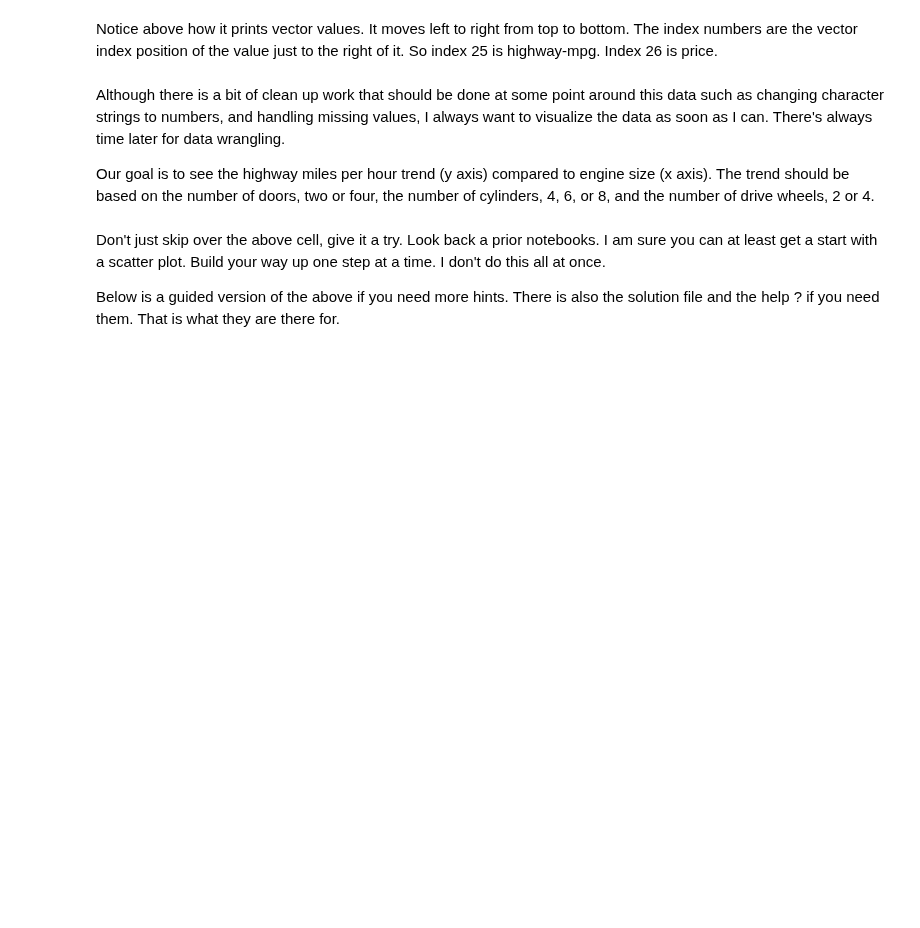
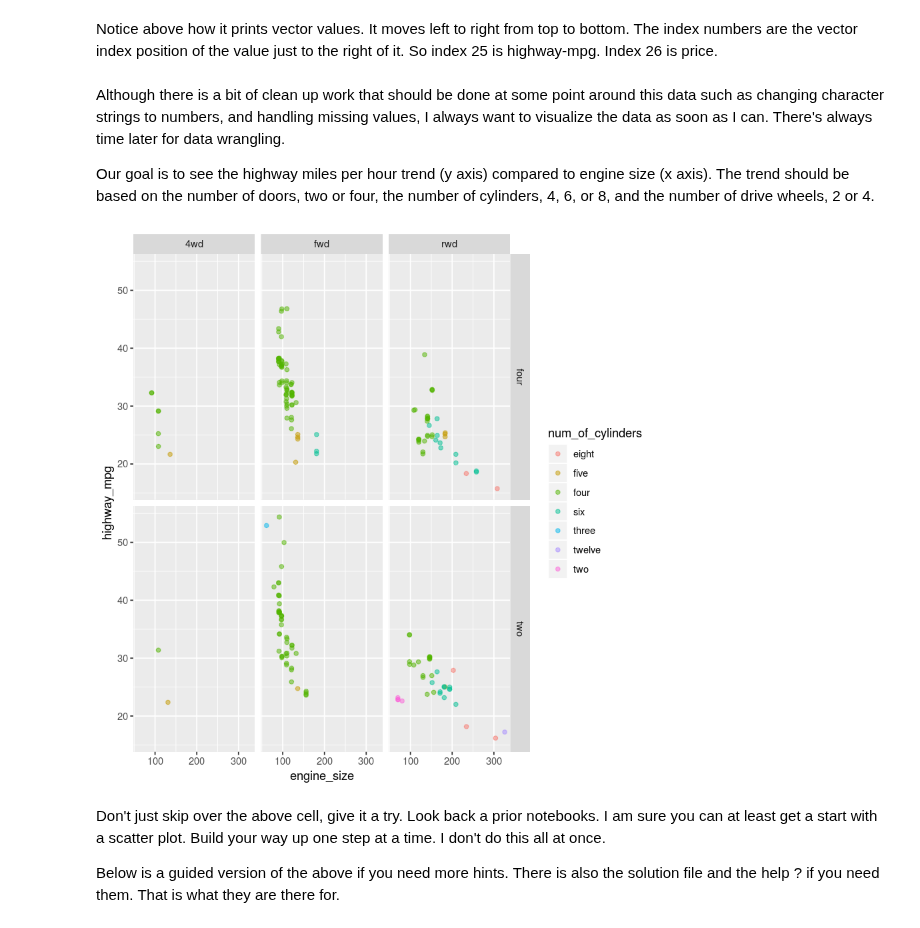
Before and after one commit to shammer83/VisualizationsR, a Jupyter notebook: L03-E3-ImportingFromInternet.ipynb, the cells around one changed output. Saved outputs shown, nothing was run; the diff lists cells and outputs as text; code cells hidden in the pictures; blank space fills up the shorter version.

```diff
--- a/L03-E3-ImportingFromInternet.ipynb
+++ b/L03-E3-ImportingFromInternet.ipynb
@@ -47,7 +56,7 @@ Did you notice where the column names were stored?
 # Let's start by assuming you have the
 # URL for the file you want to import
 # Store this text string in a variable named auto_url
-___ <- "https://archive.ics.uci.edu/ml/machine-learning-databases/autos/imports-85.data"
+auto_url <- "https://archive.ics.uci.edu/ml/machine-learning-databases/autos/imports-85.data"
 # %% [markdown]
 The column names are not in the first row of the data file, but rather in a second description file. I didn't want to force you to type all those columns names. I'm sure you have enough busy work like this already. I manually copied the data into Excel and with some manual work and Excel formulas I got the list of column names in an Excel sheet.
 
@@ -56,11 +67,11 @@ Also, I changed the hyphen dashes in the columns names to underscores. This isn'
 # Import the column names
 # from Excel file: auto_column_names.xlsx
 # into df_auto_cols data frame
-___ <- read_excel("___", col_names = ___)
+df_auto_cols <- read_excel("auto_column_names.xlsx", col_names = FALSE)
 
 # Glimpse the results
 # there should be 26 rows
 # and one column
-___
+df_auto_cols %>% glimpse()
 
 # Notice the name of the column
@@ -75,9 +90,9 @@ There are many ways to reference columns in a data frame. A common method is to
 # auto_url for the url string
 # and df_auto_cols$X0 for the col_names
 # Store the result in df
-___ <- read_csv(auto_url, col_names = df_auto_cols$___)
+df <- read_csv(auto_url, col_names = df_auto_cols$X__1)
 
 # Glimpse the result
 # There should be 205 rows
 # and 26 columns with appropriate column names
-___
+df %>% glimpse()
@@ -131,18 +189,23 @@ Our goal is to see the highway miles per hour trend (y axis) compared to engine
 # %%
 # Create the plot as described above
 # This is very challenging to do from scratch
 # At least start it and get at least a scatter plot
 # and if you need more guidance, look at the below cells
 # for hints
 
 # dataframe: df
 # plot type: scatter plot with jitter and alpha and linear trend lines
 # y axis: highway mpg
 # x axis: engine size
 # color by cylinder
 # facet by number of doors and drive wheels
 # filter out any categories that are outliers
-___
+df%>%filter(num_of_doors !='?')%>%
+    ggplot(aes(x = engine_size, y = highway_mpg, color = num_of_cylinders))+
+    geom_jitter(alpha = 0.5, width = 0.2)+
+    facet_grid(num_of_doors ~ drive_wheels)
+# %% [output]
+[figure, added]
 # %% [markdown]
 Don't just skip over the above cell, give it a try. Look back a prior notebooks. I am sure you can at least get a start with a scatter plot. Build your way up one step at a time. I don't do this all at once.
 
```
Also changed, not shown: parts of 15 cells of this notebook, 2 other files.
